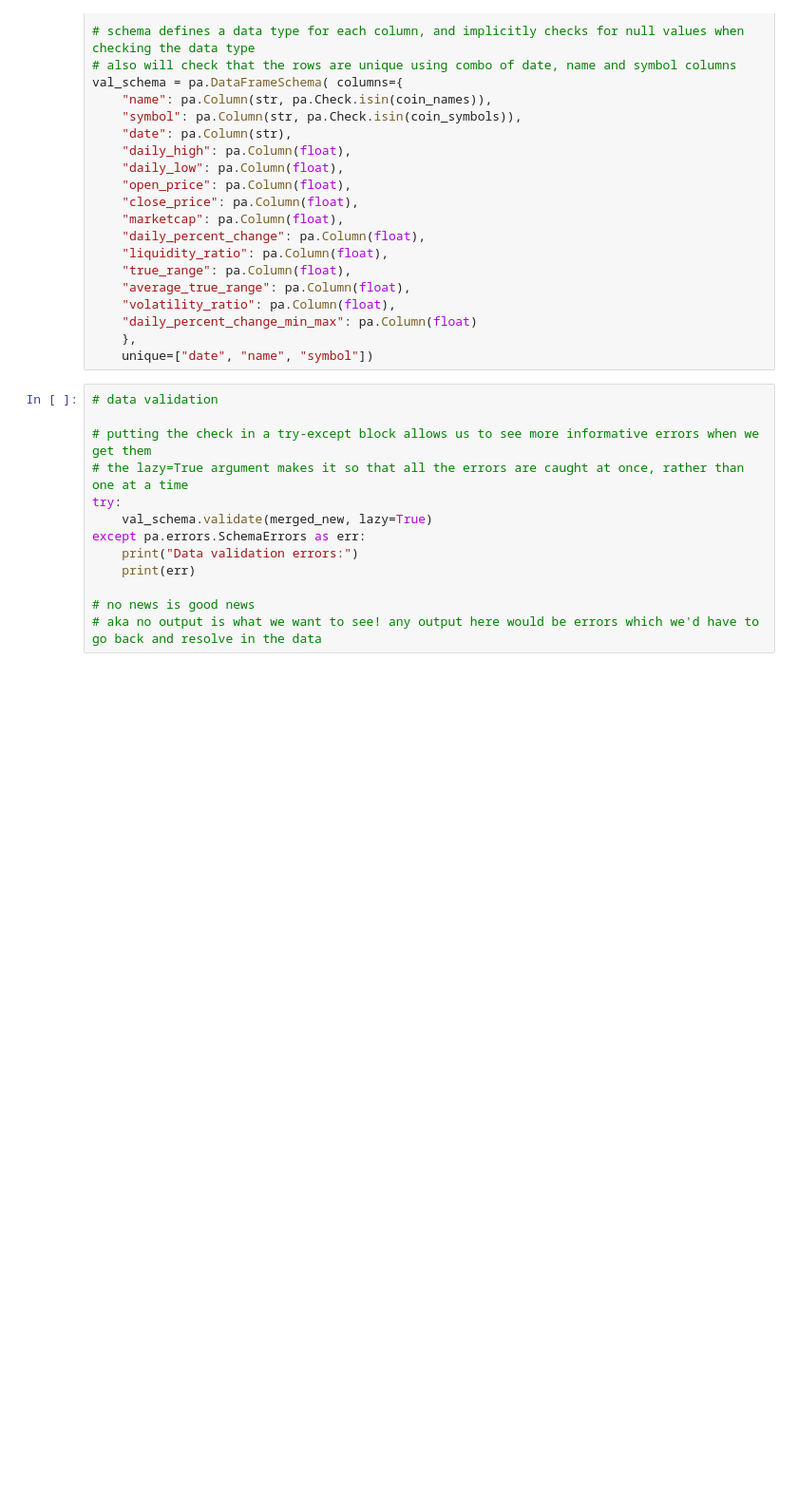
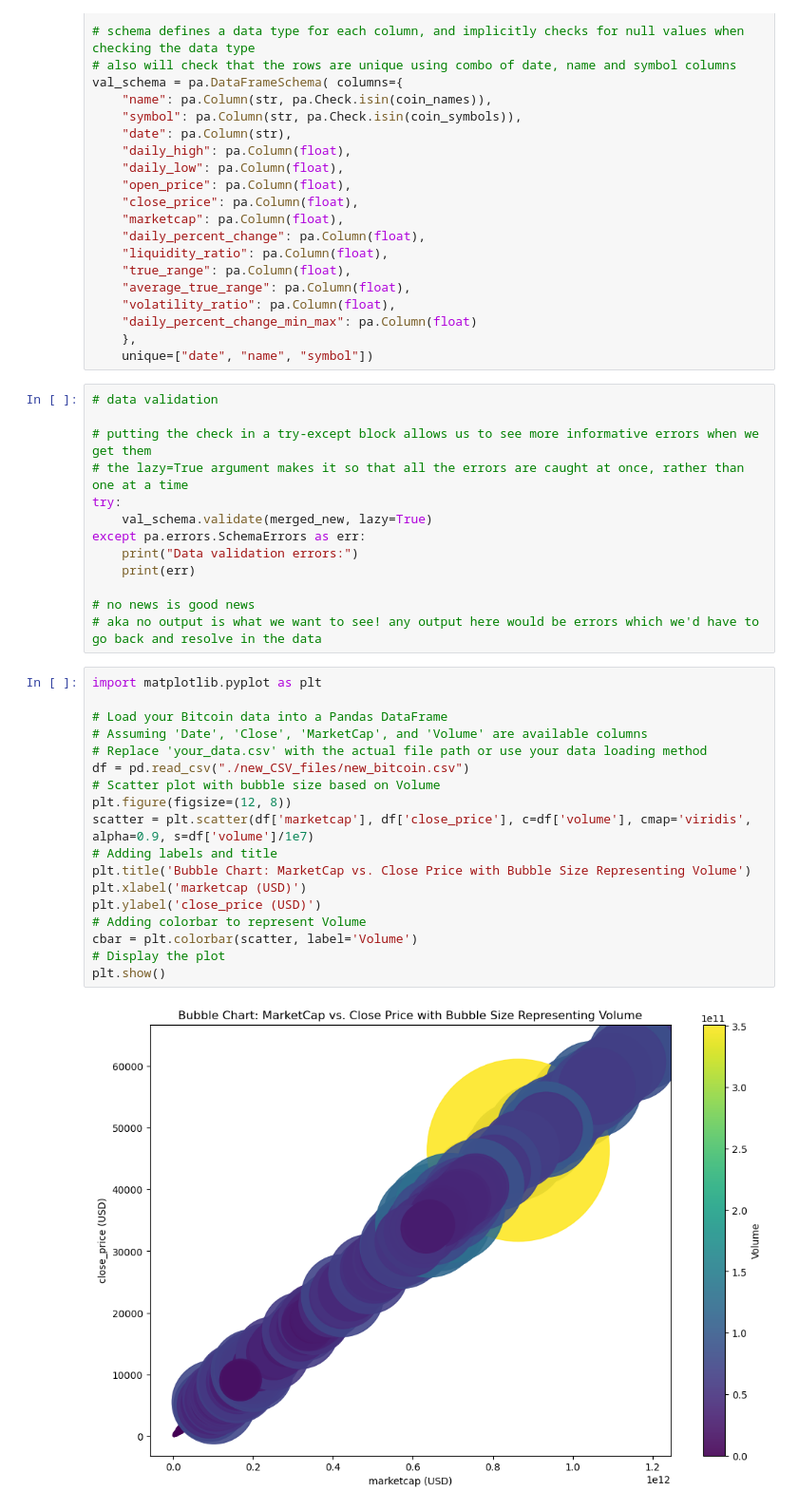
Before and after one commit to chris-levine/project-3, a Jupyter notebook: merged_dataframes.ipynb, the cells around one changed output. Shown at 95% size. Cells and saved outputs as stored; diff of their text form; blank space fills up the shorter version.

```diff
--- a/merged_dataframes.ipynb
+++ b/merged_dataframes.ipynb
@@ -207,3 +208,23 @@ except pa.errors.SchemaErrors as err:
 
 # no news is good news
 # aka no output is what we want to see! any output here would be errors which we'd have to go back and resolve in the data
+# %%
+import matplotlib.pyplot as plt
+
+# Load your Bitcoin data into a Pandas DataFrame
+# Assuming 'Date', 'Close', 'MarketCap', and 'Volume' are available columns
+# Replace 'your_data.csv' with the actual file path or use your data loading method
+df = pd.read_csv("./new_CSV_files/new_bitcoin.csv")
+# Scatter plot with bubble size based on Volume
+plt.figure(figsize=(12, 8))
+scatter = plt.scatter(df['marketcap'], df['close_price'], c=df['volume'], cmap='viridis', alpha=0.9, s=df['volume']/1e7)
+# Adding labels and title
+plt.title('Bubble Chart: MarketCap vs. Close Price with Bubble Size Representing Volume')
+plt.xlabel('marketcap (USD)')
+plt.ylabel('close_price (USD)')
+# Adding colorbar to represent Volume
+cbar = plt.colorbar(scatter, label='Volume')
+# Display the plot
+plt.show()
+# %% [output]
+[figure, added]
```
Also changed, not shown: parts of 3 cells of this notebook.
